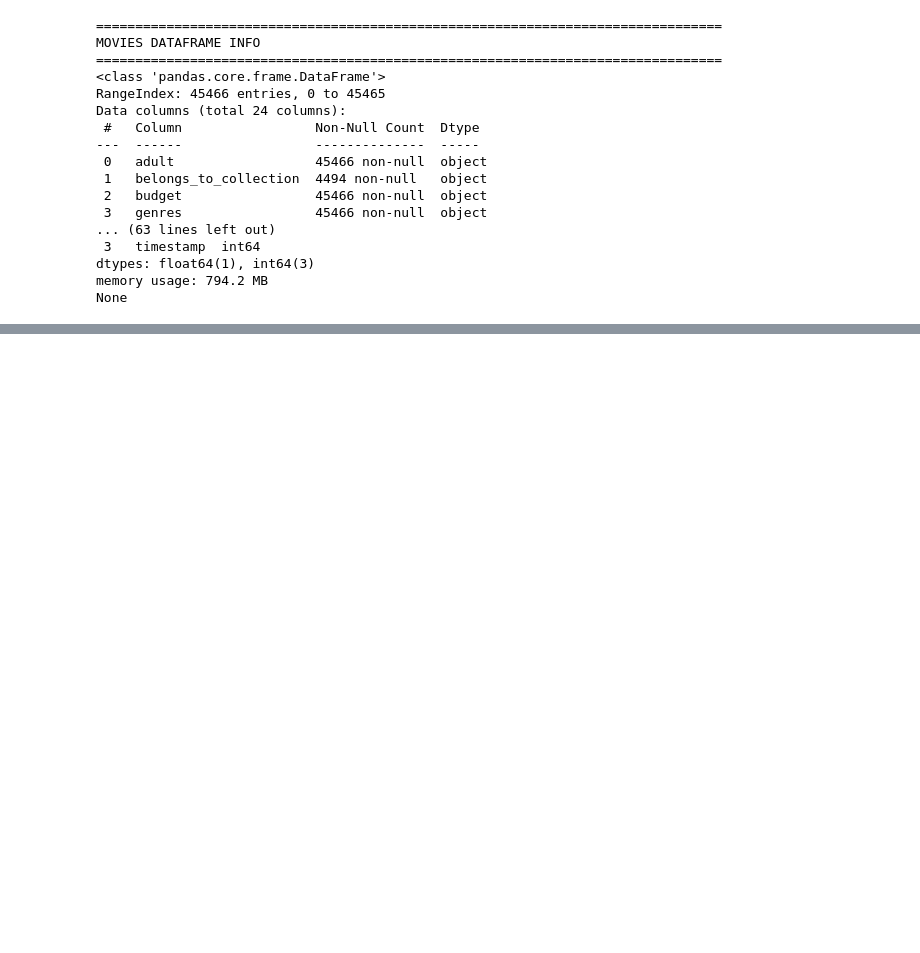
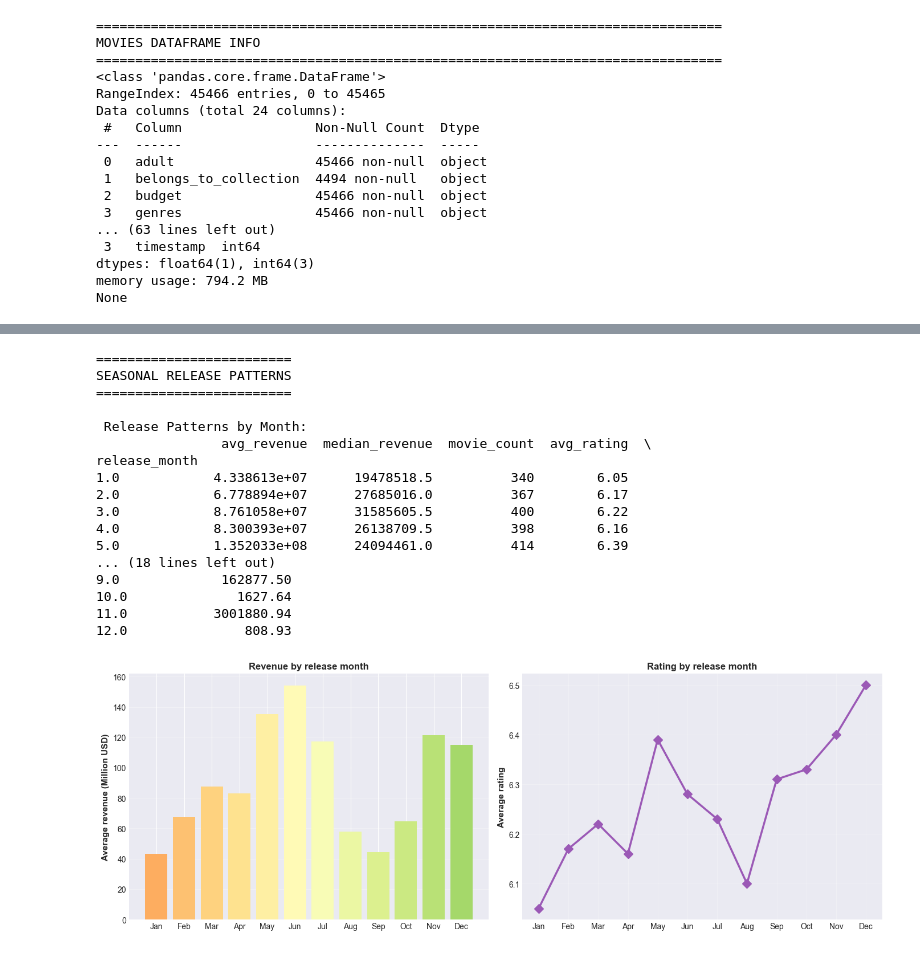
Before and after one commit to dmphuongdoan/Python-Project-DSE, a Jupyter notebook: project.ipynb, the cells around one changed output, grey strips where cells are left out. Cells and saved outputs as stored; diff of their text form; code cells hidden in the pictures; blank space fills up the shorter version.

```diff
--- a/project.ipynb
+++ b/project.ipynb
@@ -72,0 +165,30 @@ print(f'Clean data:')
+# %%
+print('\n'+'=' *25)
+print('SEASONAL RELEASE PATTERNS')
+print('='*25)
+
+seasonal = analytics.analyze_seasonal_release_impact()
+print('\n Release Patterns by Month:')
+print(seasonal)
+
+fig4 = analytics.plot_seasonal_release_patterns()
+plt.show()
+# %% [output]
+=========================
+SEASONAL RELEASE PATTERNS
+=========================
+
+ Release Patterns by Month:
+                avg_revenue  median_revenue  movie_count  avg_rating  \
+release_month
+1.0            4.338613e+07      19478518.5          340        6.05
+2.0            6.778894e+07      27685016.0          367        6.17
+3.0            8.761058e+07      31585605.5          400        6.22
+4.0            8.300393e+07      26138709.5          398        6.16
+5.0            1.352033e+08      24094461.0          414        6.39
+... (18 lines left out)
+9.0             162877.50
+10.0              1627.64
+11.0           3001880.94
+12.0               808.93
+[figure, added]
```
Also changed, not shown: parts of 11 cells of this notebook.
